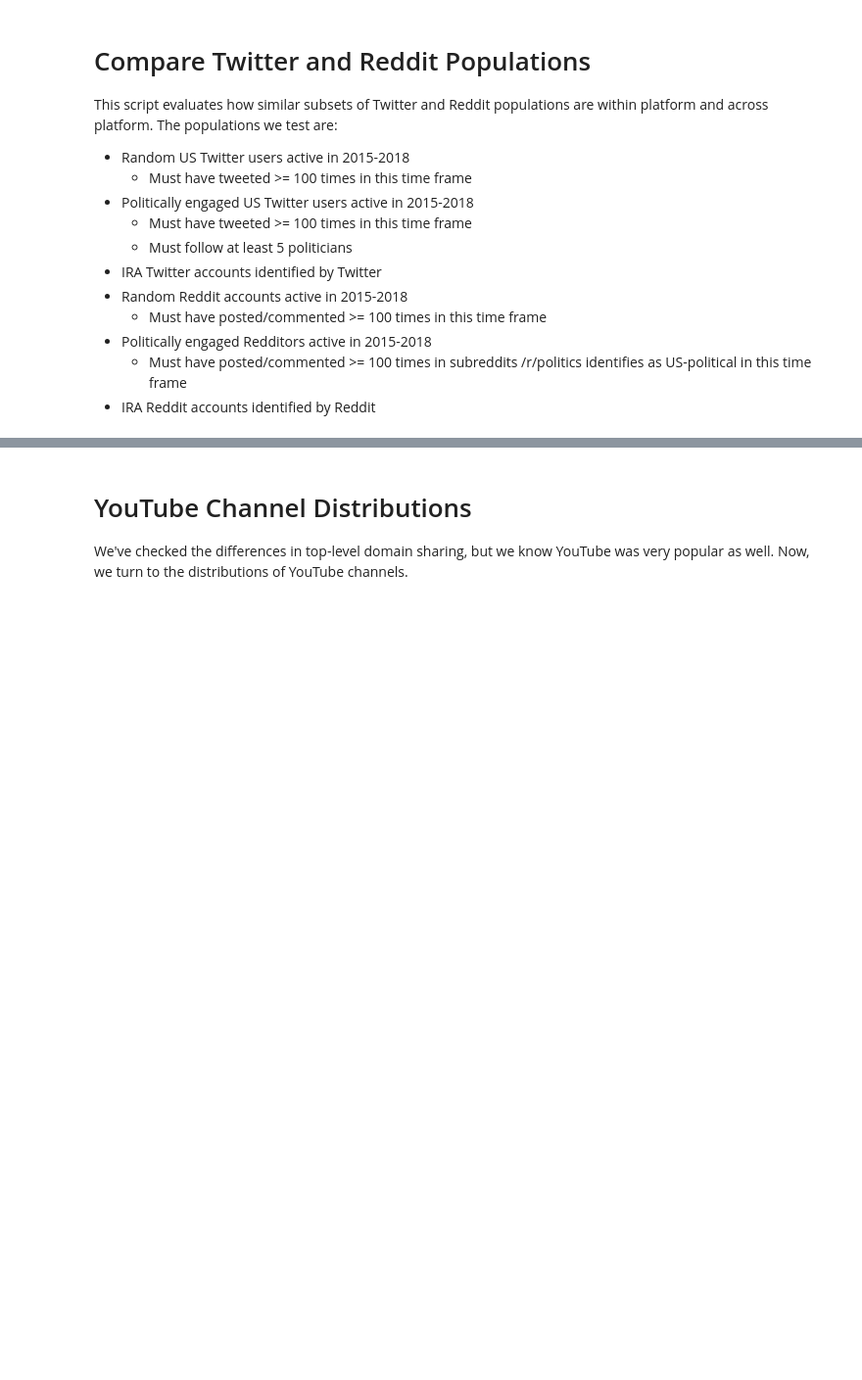
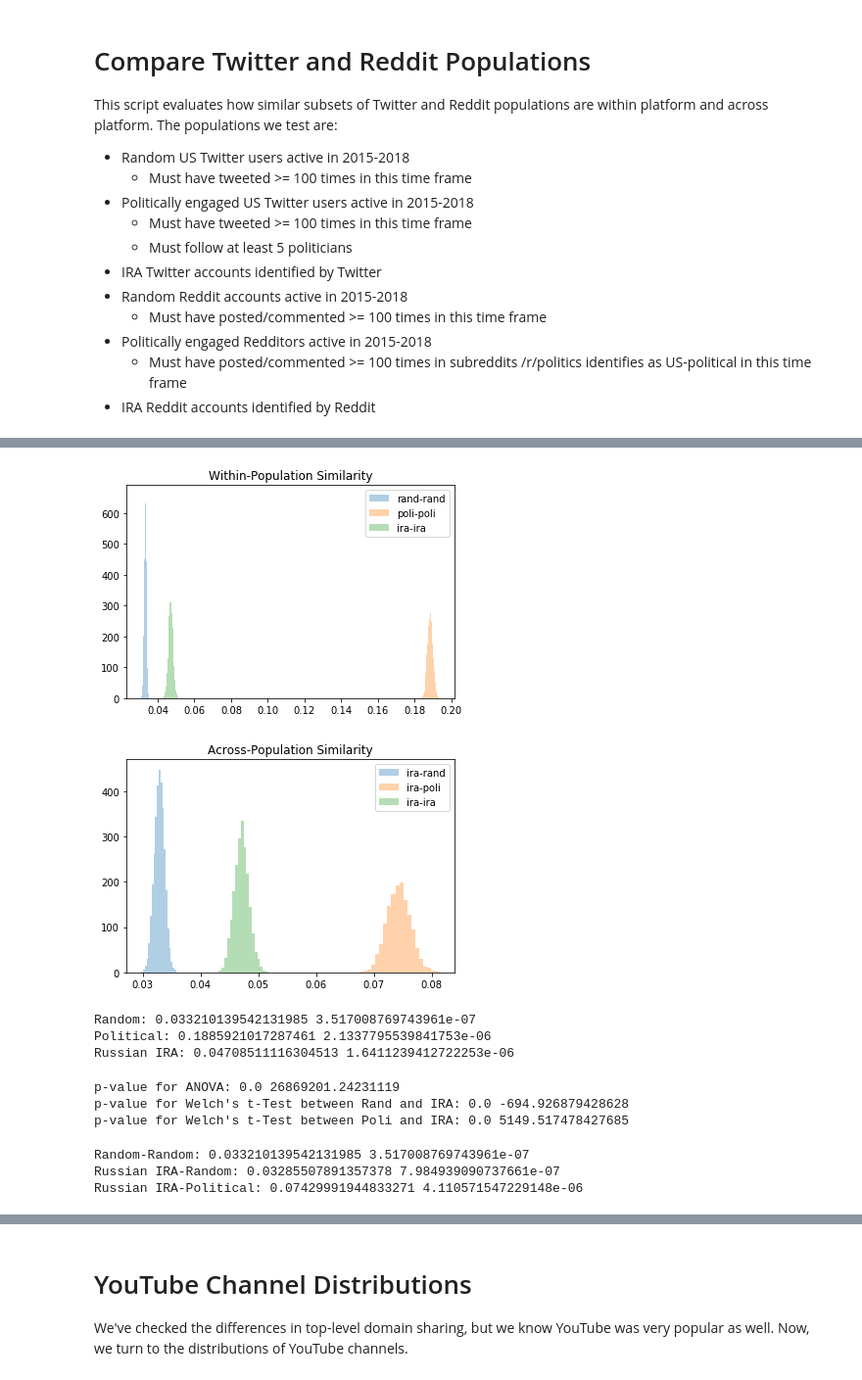
Before and after one commit to cbuntain/social-x-coor, a Jupyter notebook: notebooks/01-PopulationLinkComparison.ipynb, the cells around one changed output, grey strips where cells are left out. Shown at 98% size. Drawn from its saved outputs; the diff is of its cells as text; code cells hidden in the pictures; blank space fills up the shorter version.

Commit message:
CSCW Draft Analysis
This commit captures a draft version of the analysis of populations within and across platforms for popular domains, political domains, and YouTube channels.

```diff
--- a/notebooks/01-PopulationLinkComparison.ipynb
+++ b/notebooks/01-PopulationLinkComparison.ipynb
@@ -237,8 +247,8 @@ for population, tlds in top_tld_map_reddit.items():
 # %%
 # Use the following to test whether focusing only on political domains
 #. changes outcomes
-# top_tld_map_twitter = {k: political_domains for k in top_tld_map_twitter}
-# top_tld_map_reddit = {k: political_domains for k in top_tld_map_reddit}
+top_tld_map_twitter = {k: political_domains for k in top_tld_map_twitter}
+top_tld_map_reddit = {k: political_domains for k in top_tld_map_reddit}
 # %%
 twitter_overlap_rand_poli = top_tld_map_twitter["random"].intersection(top_tld_map_twitter["political"])
 twitter_overlap_rand_ira = top_tld_map_twitter["random"].intersection(top_tld_map_twitter["ira"])
@@ -272,7 +282,7 @@ t2t_ira_ira_sim_avg = (np.sum(t2t_ira_ira_sim, axis=1) - 1) / (twitter_user_link
 t2t_ira_rand_sim_avg = np.mean(t2t_ira_rand_sim, axis=1)
 t2t_ira_poli_sim_avg = np.mean(t2t_ira_poli_sim, axis=1)
 t2t_ira_ira_sim_avg = np.mean(t2t_ira_ira_sim, axis=1)
-t2t_rand_poli_sim_avg = np.sum(t2t_rand_poli_sim, axis=1)
+t2t_rand_poli_sim_avg = np.mean(t2t_rand_poli_sim, axis=1)
 
 # # Plot what these similarities look like
 # plt.hist(t2t_ira_rand_sim_avg, bins=20, density=True, alpha=0.35, label="ira-rand")
@@ -280,32 +290,74 @@ t2t_rand_poli_sim_avg = np.sum(t2t_rand_poli_sim, axis=1)
 # plt.hist(t2t_ira_ira_sim_avg, bins=20, density=True, alpha=0.35, label="ira-ira")
 
 # plt.legend()
 # plt.show()
 
 # Show similarity distribution within populations in this platform
 t2t_rand_rand_sim_avg_bootstrap = [sklearn.utils.resample(t2t_rand_rand_sim_avg, replace=True, n_samples=t2t_rand_rand_sim_avg.shape[0]).mean() for i in range(bootstrap_count)]
 t2t_poli_poli_sim_avg_bootstrap = [sklearn.utils.resample(t2t_poli_poli_sim_avg, replace=True, n_samples=t2t_poli_poli_sim_avg.shape[0]).mean() for i in range(bootstrap_count)]
 t2t_ira_ira_sim_avg_bootstrap = [sklearn.utils.resample(t2t_ira_ira_sim_avg, replace=True, n_samples=t2t_ira_ira_sim_avg.shape[0]).mean() for i in range(bootstrap_count)]
 
 plt.hist(t2t_rand_rand_sim_avg_bootstrap, bins=20, density=True, alpha=0.35, label="rand-rand")
 plt.hist(t2t_poli_poli_sim_avg_bootstrap, bins=20, density=True, alpha=0.35, label="poli-poli")
 plt.hist(t2t_ira_ira_sim_avg_bootstrap, bins=20, density=True, alpha=0.35, label="ira-ira")
 
 plt.title("Within-Population Similarity")
 plt.legend()
 plt.show()
 
 # Show similarity distribution across populations in this platform
 t2t_ira_rand_sim_avg_bootstrap = [sklearn.utils.resample(t2t_ira_rand_sim_avg, replace=True, n_samples=t2t_ira_rand_sim_avg.shape[0]).mean() for i in range(bootstrap_count)]
 t2t_ira_poli_sim_avg_bootstrap = [sklearn.utils.resample(t2t_ira_poli_sim_avg, replace=True, n_samples=t2t_ira_poli_sim_avg.shape[0]).mean() for i in range(bootstrap_count)]
 t2t_ira_ira_sim_avg_bootstrap = [sklearn.utils.resample(t2t_ira_ira_sim_avg, replace=True, n_samples=t2t_ira_ira_sim_avg.shape[0]).mean() for i in range(bootstrap_count)]
 
 plt.hist(t2t_ira_rand_sim_avg_bootstrap, bins=20, density=True, alpha=0.35, label="ira-rand")
 plt.hist(t2t_ira_poli_sim_avg_bootstrap, bins=20, density=True, alpha=0.35, label="ira-poli")
 plt.hist(t2t_ira_ira_sim_avg_bootstrap, bins=20, density=True, alpha=0.35, label="ira-ira")
 
 plt.title("Across-Population Similarity")
 plt.legend()
 plt.show()
+# %% [output]
+[figure, added]
+[figure, added]
+# %%
+print("Random:", np.array(t2t_rand_rand_sim_avg_bootstrap).mean(), np.array(t2t_rand_rand_sim_avg_bootstrap).var())
+print("Political:", np.array(t2t_poli_poli_sim_avg_bootstrap).mean(), np.array(t2t_poli_poli_sim_avg_bootstrap).var())
+print("Russian IRA:", np.array(t2t_ira_ira_sim_avg_bootstrap).mean(), np.array(t2t_ira_ira_sim_avg_bootstrap).var())
+# %% [output]
+Random: 0.033210139542131985 3.517008769743961e-07
+Political: 0.1885921017287461 2.1337795539841753e-06
+Russian IRA: 0.04708511116304513 1.6411239412722253e-06
+# %%
+# Test whether the within-group similarities across the three populations are equal
+f_stat, p_val = scipy.stats.f_oneway(
+    t2t_rand_rand_sim_avg_bootstrap,
+    t2t_poli_poli_sim_avg_bootstrap,
+    t2t_ira_ira_sim_avg_bootstrap)
+print("p-value for ANOVA:", p_val, f_stat)
+
+t_stat, p_val = scipy.stats.ttest_ind(
+    t2t_rand_rand_sim_avg_bootstrap,
+    t2t_ira_ira_sim_avg_bootstrap,
+    axis=0, equal_var=False)
+print("p-value for Welch's t-Test between Rand and IRA:", p_val, t_stat)
+
+t_stat, p_val = scipy.stats.ttest_ind(
+    t2t_poli_poli_sim_avg_bootstrap,
+    t2t_ira_ira_sim_avg_bootstrap,
+    axis=0, equal_var=False)
+print("p-value for Welch's t-Test between Poli and IRA:", p_val, t_stat)
+# %% [output]
+p-value for ANOVA: 0.0 26869201.24231119
+p-value for Welch's t-Test between Rand and IRA: 0.0 -694.926879428628
+p-value for Welch's t-Test between Poli and IRA: 0.0 5149.517478427685
+# %%
+print("Random-Random:", np.array(t2t_rand_rand_sim_avg_bootstrap).mean(), np.array(t2t_rand_rand_sim_avg_bootstrap).var())
+print("Russian IRA-Random:", np.array(t2t_ira_rand_sim_avg_bootstrap).mean(), np.array(t2t_ira_rand_sim_avg_bootstrap).var())
+print("Russian IRA-Political:", np.array(t2t_ira_poli_sim_avg_bootstrap).mean(), np.array(t2t_ira_poli_sim_avg_bootstrap).var())
+# %% [output]
+Random-Random: 0.033210139542131985 3.517008769743961e-07
+Russian IRA-Random: 0.03285507891357378 7.984939090737661e-07
+Russian IRA-Political: 0.07429991944833271 4.110571547229148e-06
 # %%
 # Test whether the within-group similarities across the three populations are equal
```
Also changed, not shown: parts of 53 cells of this notebook.
